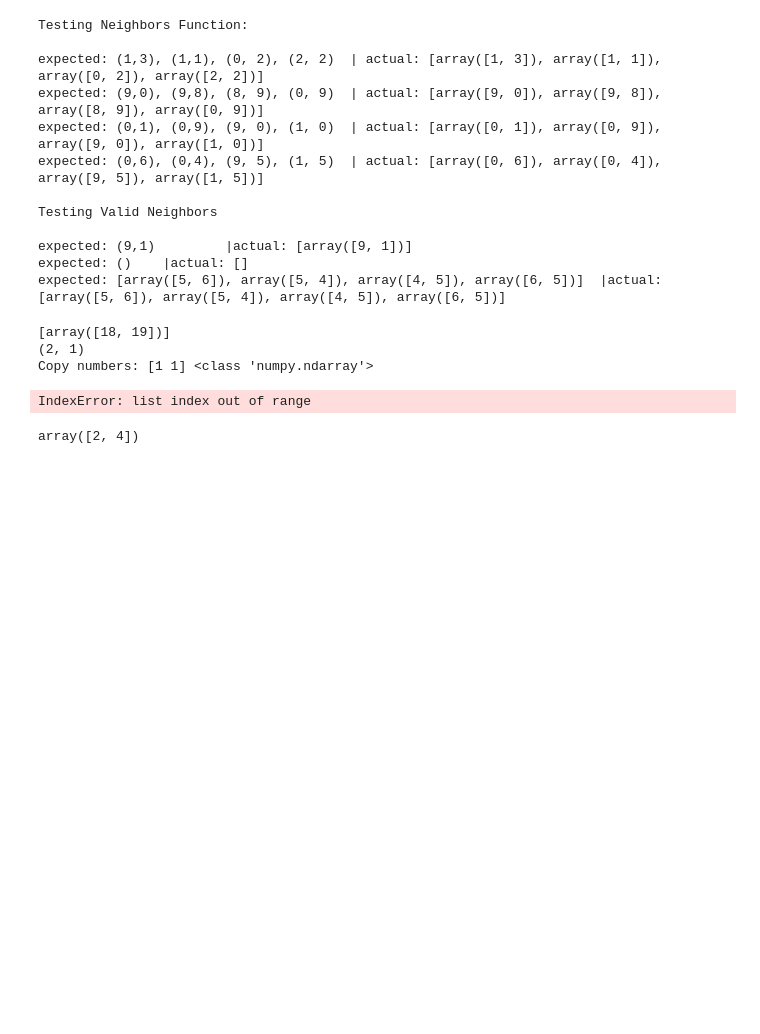
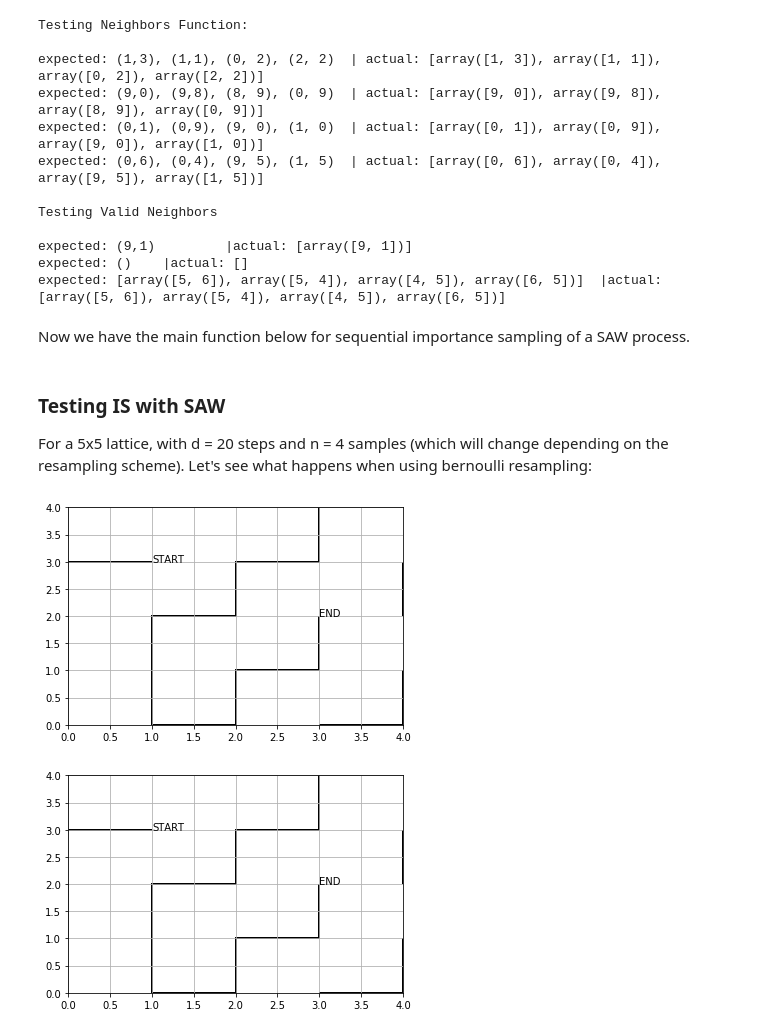
Before and after one commit to karljiangster/Monte_Carlo, a Jupyter notebook: Importance_Sampling/Importance Sampling w Resampling.ipynb, the cells around one changed output. Cells and saved outputs as stored; diff of their text form; code cells hidden in the pictures; blank space fills up the shorter version.

Commit message:
Importance Sampling done

```diff
--- a/Importance_Sampling/Importance Sampling w Resampling.ipynb
+++ b/Importance_Sampling/Importance Sampling w Resampling.ipynb
@@ -411,6 +406,8 @@ Testing Valid Neighbors
 expected: (9,1)         |actual: [array([9, 1])]
 expected: ()    |actual: []
 expected: [array([5, 6]), array([5, 4]), array([4, 5]), array([6, 5])]  |actual: [array([5, 6]), array([5, 4]), array([4, 5]), array([6, 5])]
+# %% [markdown]
+Now we have the main function below for sequential importance sampling of a SAW process.
 # %%
 def seqential_sampling_saw(n, d, L, method):
     '''
@@ -468,19 +471,47 @@ def seqential_sampling_saw(n, d, L, method):
 
     return samples
+# %% [markdown]
+### Testing IS with SAW
+
+For a 5x5 lattice, with d = 20 steps and n = 4 samples (which will change depending on the resampling scheme). Let's see what happens when using bernoulli resampling:
+# %%
+def plot_walk(walk, L):
+    '''
+    plot a sampled chain
+    params:
+        walk - length d chain of tuples representing SAW
+        L - lattice length
+    '''
+    d = len(walk)
+    codes = [Path.MOVETO]
+    for i in range(len(walk[0:(d-1)])):
+        if abs( walk[i+1][0] - walk[i][0] ) > 1 or abs( walk[i+1][1] - walk[i][1] ) > 1: #implying we jumped across grid
+            codes.append(Path.MOVETO)
+        else:
+            codes.append(Path.LINETO)
+
+    path = Path(walk, codes)
+
+    fig = plt.figure()
+    patch = patches.PathPatch(path, lw = 2, facecolor = 'none')
+
+    ax = fig.add_subplot(111)
+    ax.add_patch(patch)
+
+    ax.text(walk[0][0], walk[0][1], 'START')
+    ax.text(walk[d-1][0], walk[d-1][1], 'END')
+    ax.set_xlim(0, L - 1)
+    ax.set_ylim(0, L - 1)
+    ax.grid(True)
+
+    plt.show()
 # %%
-L = 20
-d = 10
-n = 1
+L = 5
+d = 20
+n = 4
 walks = seqential_sampling_saw(n, d, L, resample_bernoulli)
 for walk in walks:
-    print(walk)
+    plot_walk(walks[0], L)
 # %% [output]
-[array([18, 19])]
-(2, 1)
-Copy numbers: [1 1] <class 'numpy.ndarray'>
-IndexError: list index out of range
+[figure, added]
+[figure, added]
-# %%
-matrix = np.matrix([ [1,2], [3,4] ])
-np.squeeze( np.asarray(matrix[:, 1]) )
-# %% [output]
-array([2, 4])
```
Also changed, not shown: parts of 16 cells of this notebook.
